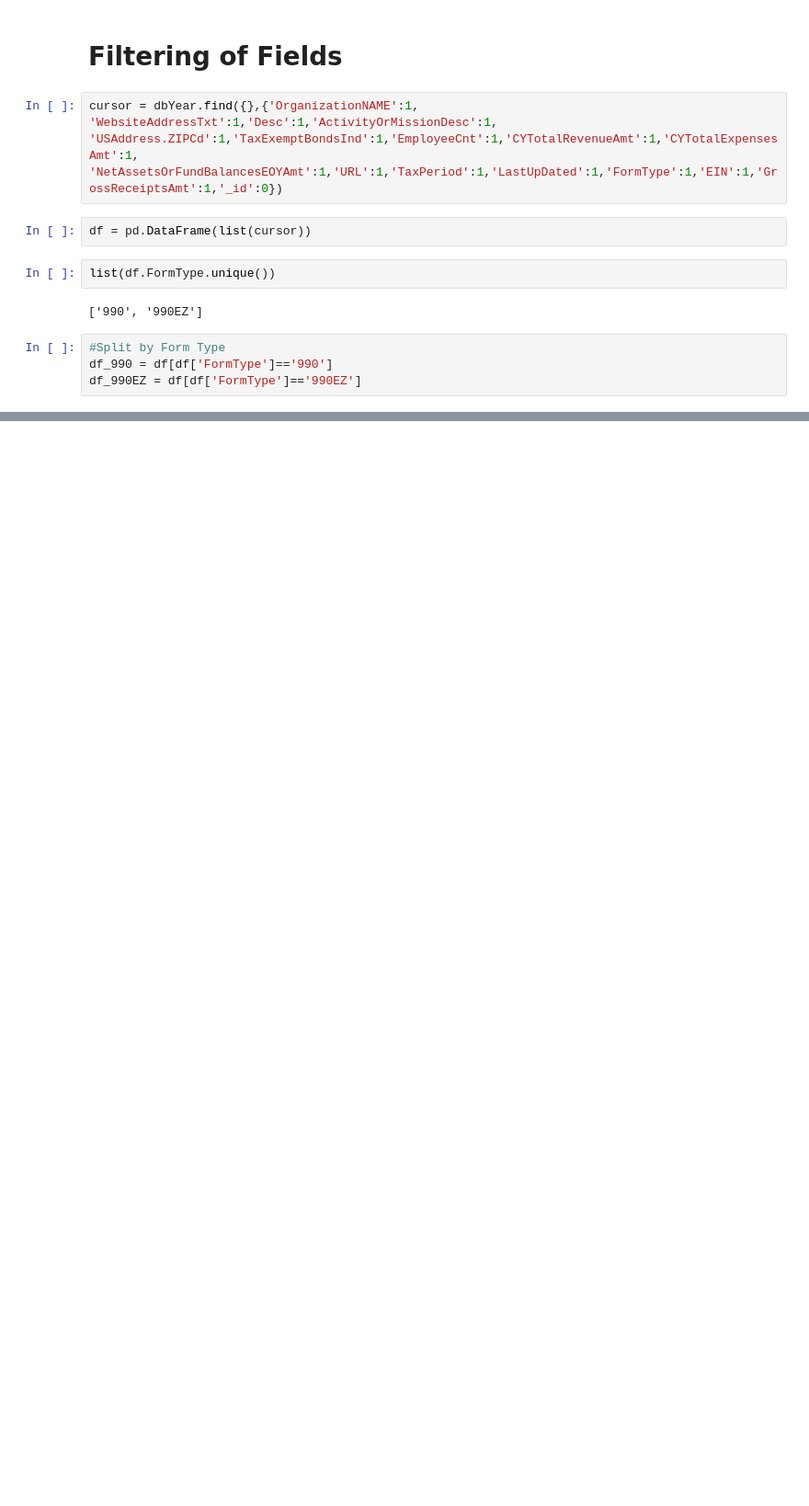
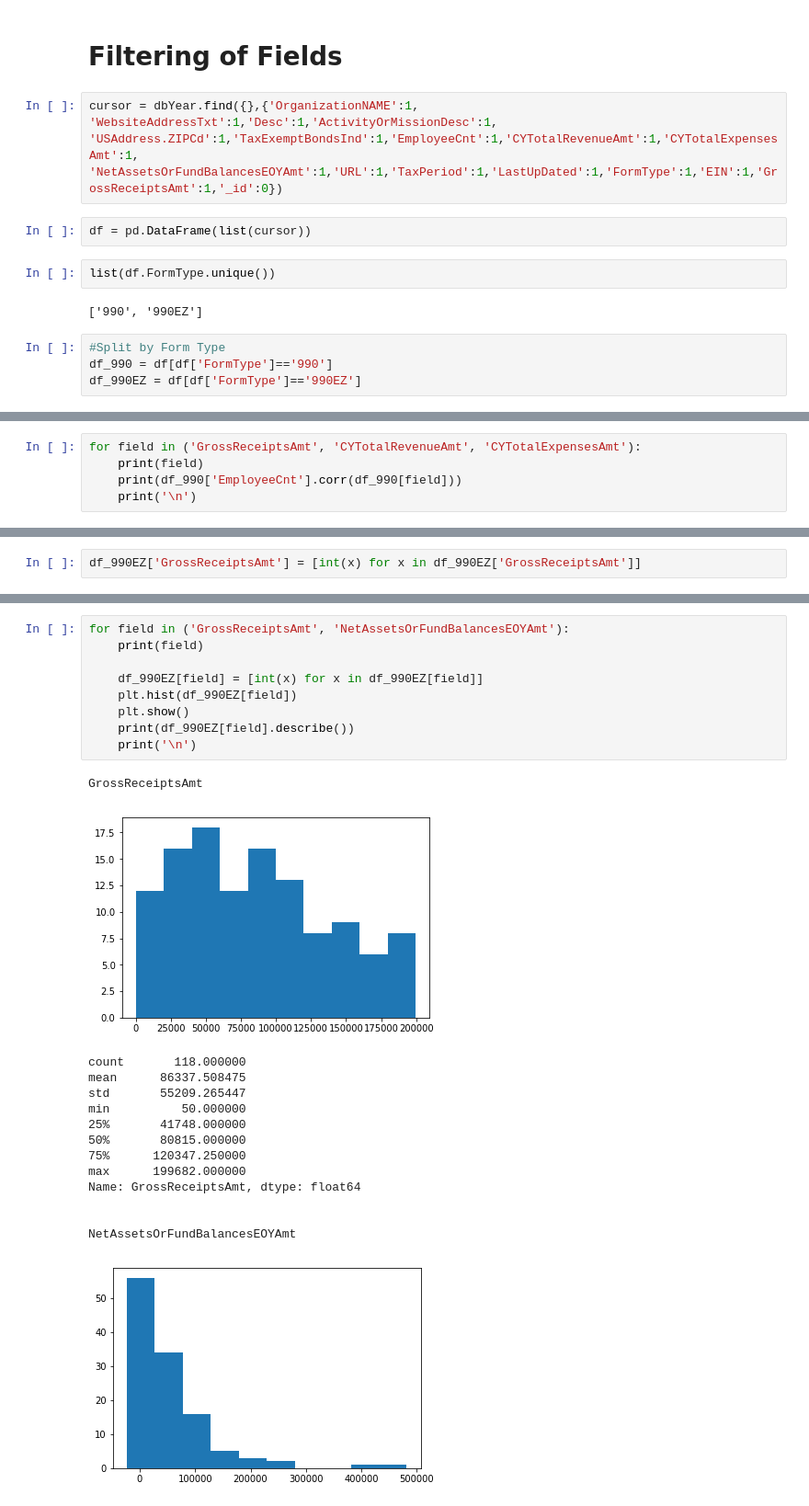
Before and after one commit to mas-dse-jcreyesc/capstone, a Jupyter notebook: DataExploration/MongoDB Filtering.ipynb, the cells around one changed output, grey strips where cells are left out. Shown at 92% size. Saved outputs shown, nothing was run; the diff lists cells and outputs as text; blank space fills up the shorter version.

```diff
--- a/DataExploration/MongoDB Filtering.ipynb
+++ b/DataExploration/MongoDB Filtering.ipynb
@@ -121,0 +184,5 @@ df_990EZ
+# %%
+for field in ('GrossReceiptsAmt', 'CYTotalRevenueAmt', 'CYTotalExpensesAmt'):
+    print(field)
+    print(df_990['EmployeeCnt'].corr(df_990[field]))
+    print('\n')
@@ -121,0 +200,2 @@ df_990EZ
+# %%
+df_990EZ['GrossReceiptsAmt'] = [int(x) for x in df_990EZ['GrossReceiptsAmt']]
@@ -121,0 +208,25 @@ df_990EZ
+# %%
+for field in ('GrossReceiptsAmt', 'NetAssetsOrFundBalancesEOYAmt'):
+    print(field)
+
+    df_990EZ[field] = [int(x) for x in df_990EZ[field]]
+    plt.hist(df_990EZ[field])
+    plt.show()
+    print(df_990EZ[field].describe())
+    print('\n')
+# %% [output]
+GrossReceiptsAmt
+[figure, added]
+count       118.000000
+mean      86337.508475
+std       55209.265447
+min          50.000000
+25%       41748.000000
+50%       80815.000000
+75%      120347.250000
+max      199682.000000
+Name: GrossReceiptsAmt, dtype: float64
+
+
+NetAssetsOrFundBalancesEOYAmt
+[figure, added]
```
Also changed, not shown: parts of 15 cells of this notebook.
